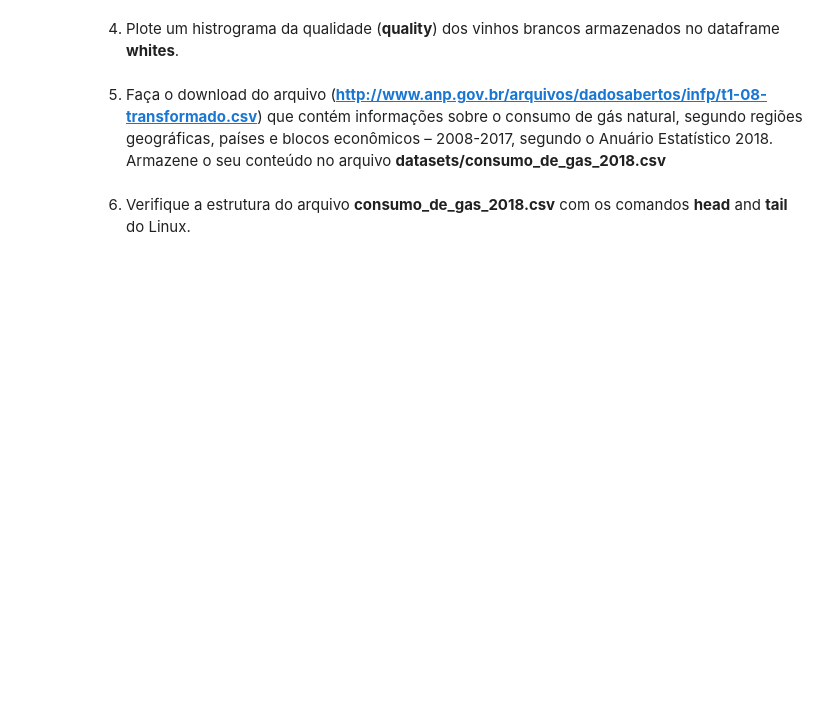
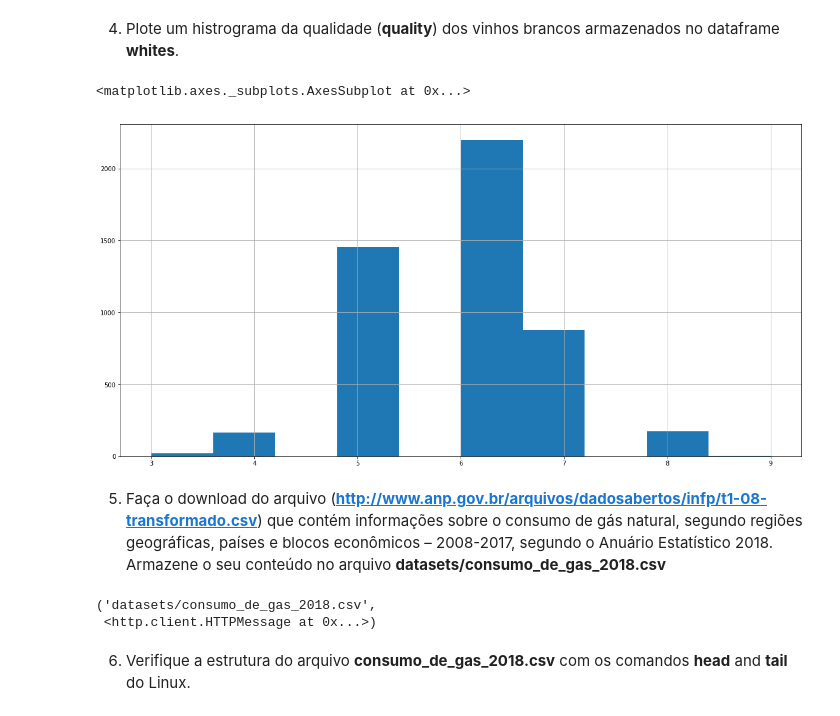
Before and after one commit to swatboss93/ciencia-de-dados, a Jupyter notebook: exercicios/aula 04/aula-4-maos-na-massa-2.ipynb, the cells around one changed output. Cells and saved outputs as stored; diff of their text form; code cells hidden in the pictures; blank space fills up the shorter version.

Commit message:
Exercicios com de importaçao de dados da internet atraves de urls

```diff
--- a/exercicios/aula 04/aula-4-maos-na-massa-2.ipynb
+++ b/exercicios/aula 04/aula-4-maos-na-massa-2.ipynb
@@ -4,4 +4,12 @@
 1. Faça o download do arquivo **winequality-white.csv** que está armazenado no endereço **https://archive.ics.uci.edu/ml/machine-learning-databases/wine-quality/**.
 # %%
 import pandas as pd
+import matplotlib.pyplot as plt
 from urllib.request import urlretrieve
+
+plt.rcParams['figure.figsize'] = (20,10)
+# %%
+file_path = 'datasets/winequality-white.csv'
+url = 'https://archive.ics.uci.edu/ml/machine-learning-databases/wine-quality/winequality-white.csv'
+
+urlretrieve(url, file_path)
@@ -10,2 +36,5 @@ from urllib.request import urlretrieve
 # %% [markdown]
 3. Importe o arquivo **winequality-white.csv** para o dataframe **whites**.
+# %%
+whites = pd.read_csv(file_path, sep=';')
+whites.head()
@@ -12,6 +48,20 @@ from urllib.request import urlretrieve
 # %% [markdown]
 4. Plote um histrograma da qualidade (**quality**) dos vinhos brancos armazenados no dataframe **whites**.
+# %%
+whites['quality'].hist()
+# %% [output]
+<matplotlib.axes._subplots.AxesSubplot at 0x...>
+[figure, added]
 # %% [markdown]
 5. Faça o download do arquivo (**http://www.anp.gov.br/arquivos/dadosabertos/infp/t1-08-transformado.csv**) que contém informações sobre o consumo de gás natural, segundo regiões geográficas, países e blocos econômicos – 2008-2017, segundo o Anuário Estatístico 2018. Armazene o seu conteúdo no arquivo **datasets/consumo_de_gas_2018.csv**
+# %%
+file_path_2 = 'datasets/consumo_de_gas_2018.csv'
+
+url_2 = 'http://www.anp.gov.br/arquivos/dadosabertos/infp/t1-08-transformado.csv'
+
+urlretrieve(url_2, file_path_2)
+# %% [output]
+('datasets/consumo_de_gas_2018.csv',
+ <http.client.HTTPMessage at 0x...>)
 # %% [markdown]
 6. Verifique a estrutura do arquivo **consumo_de_gas_2018.csv** com os comandos **head** and **tail** do Linux.
```
Also changed, not shown: parts of 17 cells of this notebook.
